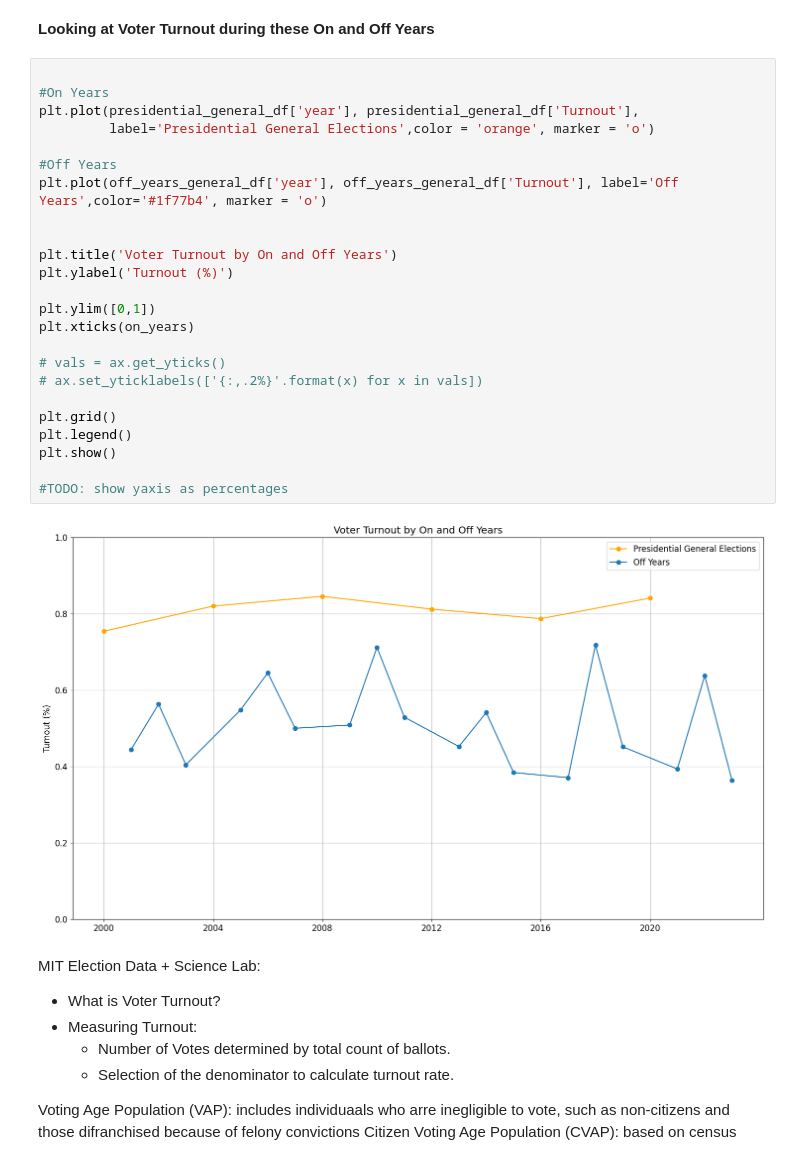
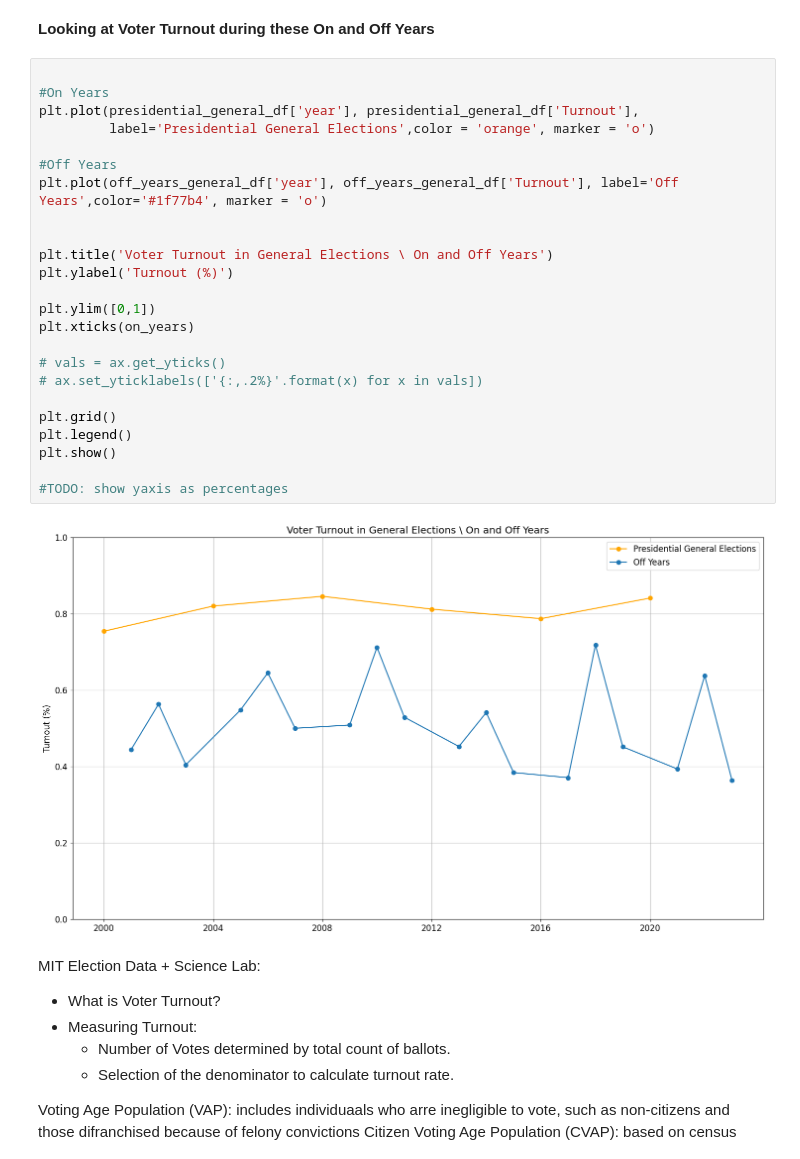
Before and after one commit to abeyp/mail_in_ballot_WA, a Jupyter notebook: voter_turnout.ipynb, the cells around one changed output. Drawn from its saved outputs; the diff is of its cells as text.

```diff
--- a/voter_turnout.ipynb
+++ b/voter_turnout.ipynb
@@ -254,29 +254,29 @@ plt.show()
 # %%
 
 #On Years
 plt.plot(presidential_general_df['year'], presidential_general_df['Turnout'],
          label='Presidential General Elections',color = 'orange', marker = 'o')
 
 #Off Years
 plt.plot(off_years_general_df['year'], off_years_general_df['Turnout'], label='Off Years',color='#1f77b4', marker = 'o')
 
 
-plt.title('Voter Turnout by On and Off Years')
+plt.title('Voter Turnout in General Elections \ On and Off Years')
 plt.ylabel('Turnout (%)')
 
 plt.ylim([0,1])
 plt.xticks(on_years)
 
 # vals = ax.get_yticks()
 # ax.set_yticklabels(['{:,.2%}'.format(x) for x in vals])
 
 plt.grid()
 plt.legend()
 plt.show()
 
 #TODO: show yaxis as percentages
 # %% [output]
-[figure, old version]
+[figure, new version]
 # %% [markdown]
 MIT Election Data + Science Lab:
 - What is Voter Turnout?
```
Also changed, not shown: parts of 1 cell of this notebook, 2 other files.
